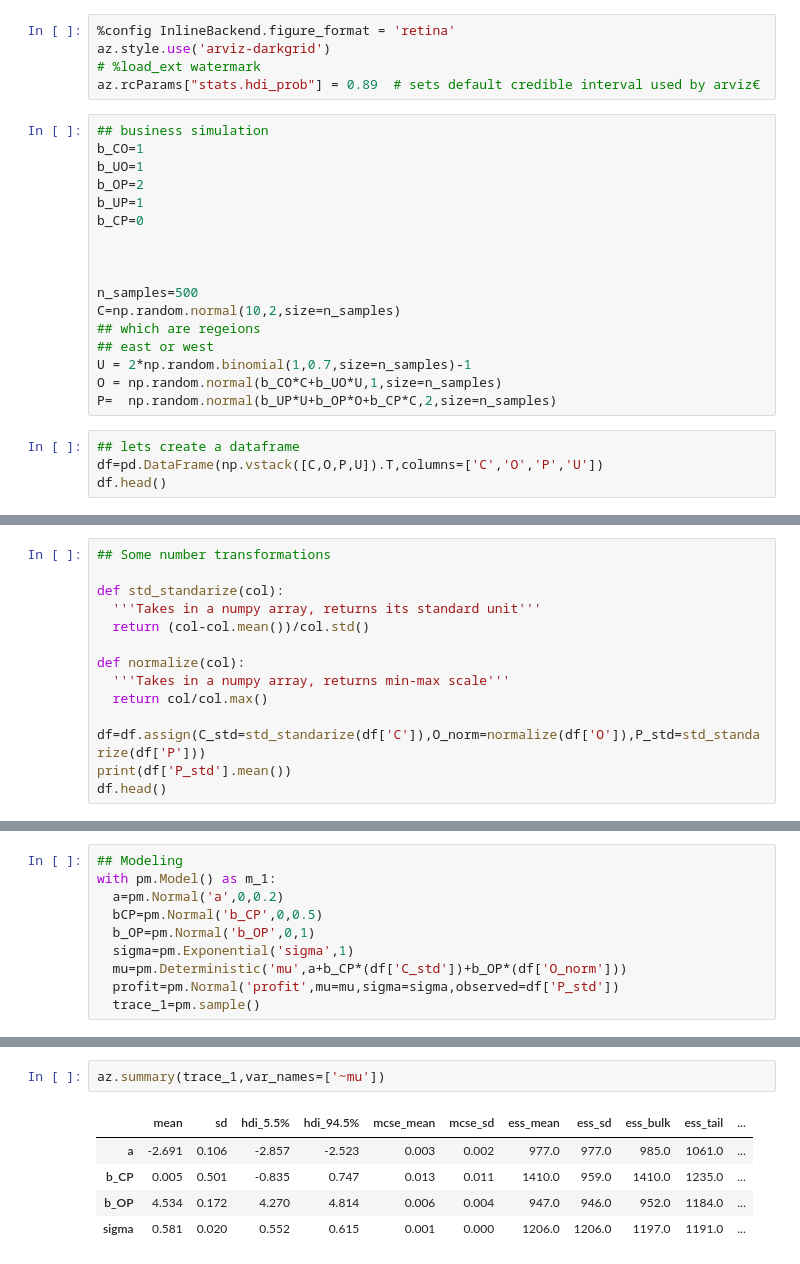
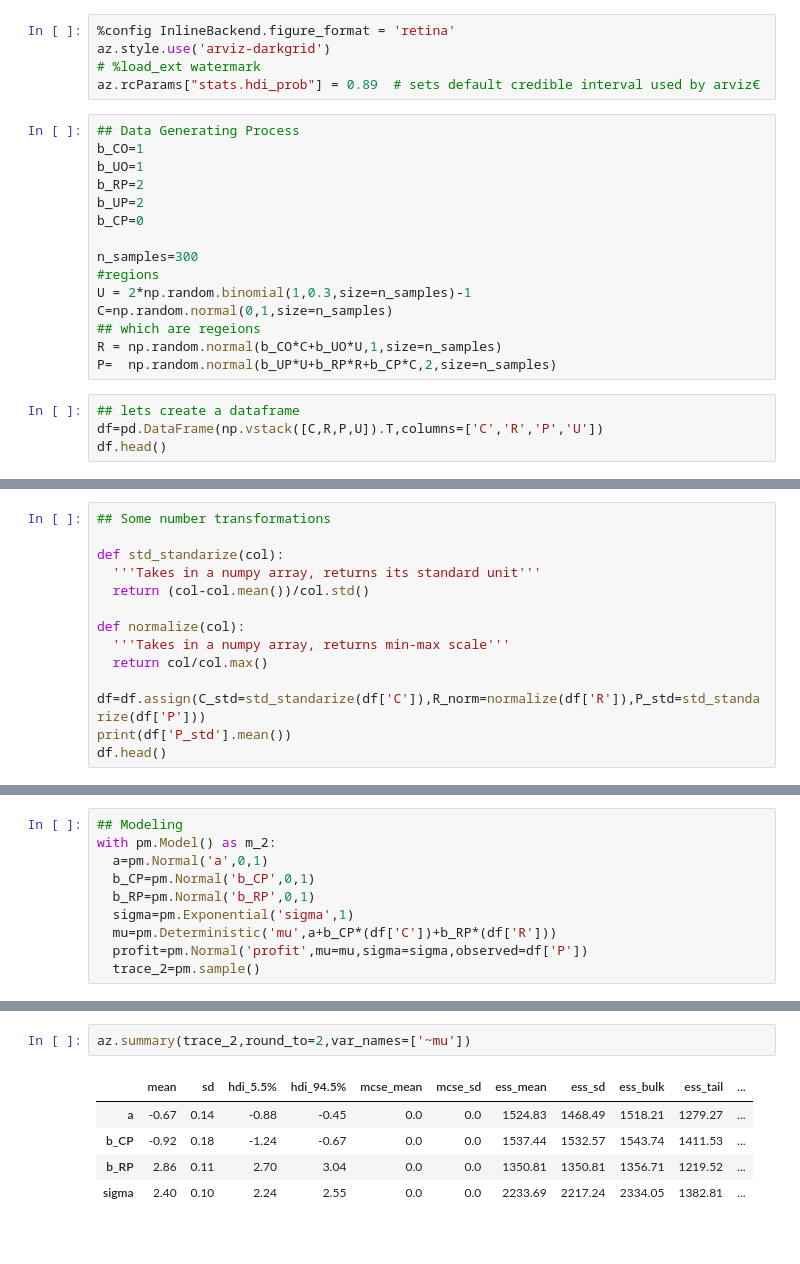
Before and after one commit to roesta07/How-Business-Strategies-can-create-bias, a Jupyter notebook: strategy_analysis.ipynb, the cells around one changed output, grey strips where cells are left out. Cells and saved outputs as stored; diff of their text form.

```diff
--- a/strategy_analysis.ipynb
+++ b/strategy_analysis.ipynb
@@ -55,24 +55,22 @@ az.style.use('arviz-darkgrid')
 # %load_ext watermark
 az.rcParams["stats.hdi_prob"] = 0.89  # sets default credible interval used by arviz€
 # %%
-## business simulation
+## Data Generating Process
 b_CO=1
 b_UO=1
-b_OP=2
-b_UP=1
+b_RP=2
+b_UP=2
 b_CP=0
 
-
-
-n_samples=500
-C=np.random.normal(10,2,size=n_samples)
+n_samples=300
+#regions
+U = 2*np.random.binomial(1,0.3,size=n_samples)-1
+C=np.random.normal(0,1,size=n_samples)
 ## which are regeions
-## east or west
-U = 2*np.random.binomial(1,0.7,size=n_samples)-1
-O = np.random.normal(b_CO*C+b_UO*U,1,size=n_samples)
-P=  np.random.normal(b_UP*U+b_OP*O+b_CP*C,2,size=n_samples)
+R = np.random.normal(b_CO*C+b_UO*U,1,size=n_samples)
+P=  np.random.normal(b_UP*U+b_RP*R+b_CP*C,2,size=n_samples)
 # %%
 ## lets create a dataframe
-df=pd.DataFrame(np.vstack([C,O,P,U]).T,columns=['C','O','P','U'])
+df=pd.DataFrame(np.vstack([C,R,P,U]).T,columns=['C','R','P','U'])
 df.head()
 # %% [output]
@@ -93,7 +91,7 @@ def normalize(col):
   '''Takes in a numpy array, returns min-max scale'''
   return col/col.max()
 
-df=df.assign(C_std=std_standarize(df['C']),O_norm=normalize(df['O']),P_std=std_standarize(df['P']))
+df=df.assign(C_std=std_standarize(df['C']),R_norm=normalize(df['R']),P_std=std_standarize(df['P']))
 print(df['P_std'].mean())
 df.head()
 # %% [output]
@@ -107,13 +105,13 @@ df.head()
 # %%
 ## Modeling
-with pm.Model() as m_1:
-  a=pm.Normal('a',0,0.2)
-  bCP=pm.Normal('b_CP',0,0.5)
-  b_OP=pm.Normal('b_OP',0,1)
+with pm.Model() as m_2:
+  a=pm.Normal('a',0,1)
+  b_CP=pm.Normal('b_CP',0,1)
+  b_RP=pm.Normal('b_RP',0,1)
   sigma=pm.Exponential('sigma',1)
-  mu=pm.Deterministic('mu',a+b_CP*(df['C_std'])+b_OP*(df['O_norm']))
-  profit=pm.Normal('profit',mu=mu,sigma=sigma,observed=df['P_std'])
-  trace_1=pm.sample()
+  mu=pm.Deterministic('mu',a+b_CP*(df['C'])+b_RP*(df['R']))
+  profit=pm.Normal('profit',mu=mu,sigma=sigma,observed=df['P'])
+  trace_2=pm.sample()
 # %% [output]
 Auto-assigning NUTS sampler...
 Initializing NUTS using jitter+adapt_diag...
@@ -125,8 +123,8 @@ Sampling 2 chains for 1_000 tune and 1_000 draw iterations (2_000 + 2_000 draws
 # %%
-az.summary(trace_1,var_names=['~mu'])
+az.summary(trace_2,round_to=2,var_names=['~mu'])
 # %% [output]
 |  | mean | sd | hdi_5.5% | hdi_94.5% | mcse_mean | mcse_sd | ess_mean | ess_sd | ess_bulk | ess_tail | ... |
-| a | -2.691 | 0.106 | -2.857 | -2.523 | 0.003 | 0.002 | 977.0 | 977.0 | 985.0 | 1061.0 | ... |
-| b_CP | 0.005 | 0.501 | -0.835 | 0.747 | 0.013 | 0.011 | 1410.0 | 959.0 | 1410.0 | 1235.0 | ... |
-| b_OP | 4.534 | 0.172 | 4.270 | 4.814 | 0.006 | 0.004 | 947.0 | 946.0 | 952.0 | 1184.0 | ... |
-| sigma | 0.581 | 0.020 | 0.552 | 0.615 | 0.001 | 0.000 | 1206.0 | 1206.0 | 1197.0 | 1191.0 | ... |
+| a | -0.67 | 0.14 | -0.88 | -0.45 | 0.0 | 0.0 | 1524.83 | 1468.49 | 1518.21 | 1279.27 | ... |
+| b_CP | -0.92 | 0.18 | -1.24 | -0.67 | 0.0 | 0.0 | 1537.44 | 1532.57 | 1543.74 | 1411.53 | ... |
+| b_RP | 2.86 | 0.11 | 2.70 | 3.04 | 0.0 | 0.0 | 1350.81 | 1350.81 | 1356.71 | 1219.52 | ... |
+| sigma | 2.40 | 0.10 | 2.24 | 2.55 | 0.0 | 0.0 | 2233.69 | 2217.24 | 2334.05 | 1382.81 | ... |
```
Also changed, not shown: parts of 8 cells of this notebook.
